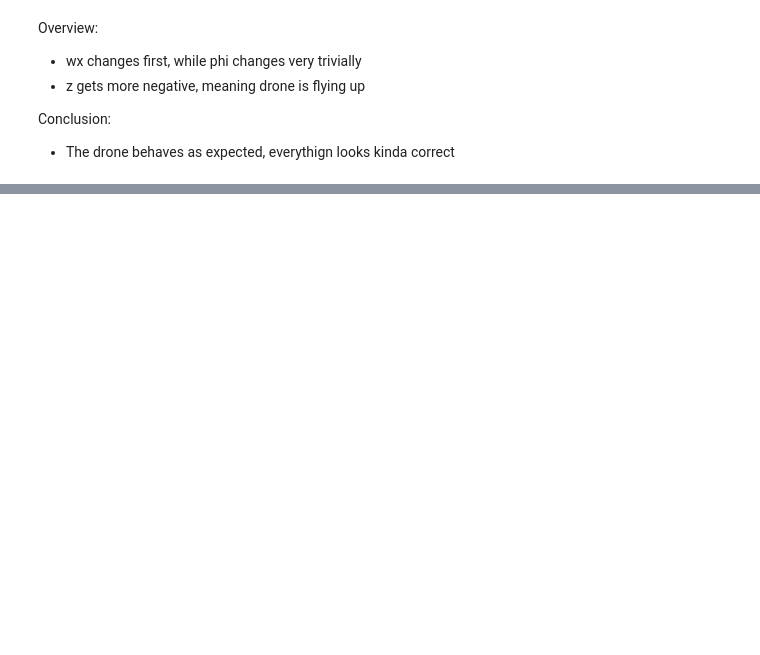
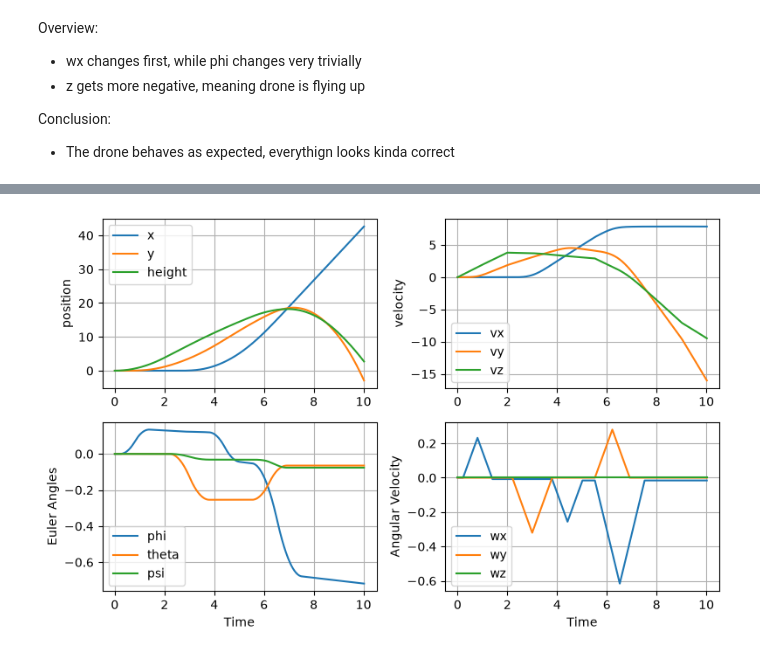
Before and after one commit to RuseaDev/Quadcopter-Simulator, a Jupyter notebook: RK4_testing.ipynb, the cells around one changed output, grey strips where cells are left out. Saved outputs shown, nothing was run; the diff lists cells and outputs as text; code cells hidden in the pictures; blank space fills up the shorter version.

```diff
--- a/RK4_testing.ipynb
+++ b/RK4_testing.ipynb
@@ -97,0 +165,55 @@ Conclusion:
+# %%
+times = [t0]
+state_vec = [y0.copy()]
+t = t0
+y = y0.copy()
+input_vec = []
+
+while t < t_end:
+    thrust, torques = input_profile(t, config, t0, t_end)
+    input_vec.append ([t, thrust])
+    y = RK4_step(f, t, y, dt)
+    t = t + dt
+    times.append (t)
+    state_vec.append (y.copy())
+df = pd.DataFrame(state_vec, columns = state_comp)
+df.insert (0, 'time', times)
+# %%
+height = -df['z']
+fig, axs = plt.subplots (2, 2, figsize = (8, 5))
+
+axs[0, 0].plot (df['time'], df['x'], label = 'x')
+axs[0, 0].plot (df['time'], df['y'], label = 'y')
+axs[0, 0].plot (df['time'], height, label = 'height')
+axs[0, 0].set_ylabel ('position')
+axs[0, 0].legend()
+axs[0, 0].grid (True)
+
+axs[0, 1].plot (df['time'], df['vx'], label = 'vx')
+axs[0, 1].plot (df['time'], df['vy'], label = 'vy')
+axs[0, 1].plot (df['time'], -df['vz'], label = 'vz')
+axs[0, 1].set_ylabel ('velocity')
+axs[0, 1].legend()
+axs[0, 1].grid(True)
+
+axs[1, 0].plot (df['time'], (df['phi']), label = 'phi')
+axs[1, 0].plot (df['time'], (df['theta']), label = 'theta')
+axs[1, 0].plot (df['time'], (df['psi']), label = 'psi')
+axs[1, 0].set_ylabel ('Euler Angles')
+axs[1, 0].legend()
+axs[1, 0].grid (True)
+
+axs[1, 1].plot (df['time'], df['wx'], label = 'wx')
+axs[1, 1].plot (df['time'], df['wy'], label = 'wy')
+axs[1, 1].plot (df['time'], df['wz'], label = 'wz')
+axs[1, 1].set_ylabel ('Angular Velocity')
+axs[1, 1].legend()
+axs[1, 1].grid (True)
+
+axs[1, 0].set_xlabel('Time')
+axs[1, 1].set_xlabel('Time')
+
+plt.tight_layout()
+plt.show()
+# %% [output]
+[figure, added]
```
Also changed, not shown: parts of 9 cells of this notebook.
